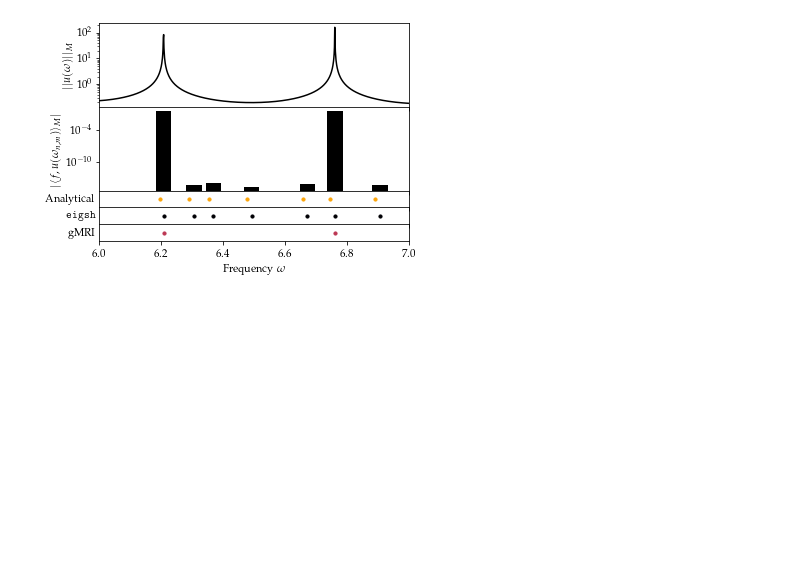
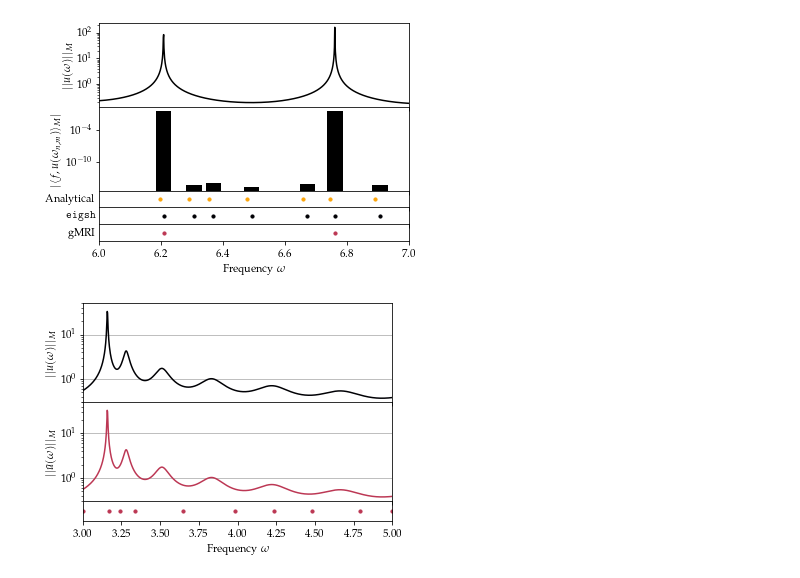
Before and after one commit to FMatti/Maxwell-MRI, a Jupyter notebook: report/plots/plots.ipynb, the cells around one changed output. Drawn from its saved outputs; the diff is of its cells as text; code cells hidden in the pictures; blank space fills up the shorter version.

```diff
--- a/report/plots/plots.ipynb
+++ b/report/plots/plots.ipynb
@@ -143,28 +143,30 @@ print(omega1)
 # %%
 with open('imperfect_conductor_norms.pkl', 'rb') as f:
     FE_norms, RI_norms, omegas, nodes = pickle.load(f)
 
 fig, ax = plt.subplots(3, 1, figsize=(5.55, 4), sharex=True, gridspec_kw={'height_ratios': [5, 5, 1]})
 
-ax[0].set_ylabel(r'$||u(\omega)||_{L_2(\Omega)}$')
+ax[0].set_ylabel(r'$||u(\omega)||_M$')
 ax[0].plot(omegas, FE_norms, color=cm(0.0))
 
-ax[1].set_ylabel(r'$||\tilde{u}(\omega)||_{L_2(\Omega)}$')
+ax[1].set_ylabel(r'$||\tilde{u}(\omega)||_M$')
 ax[1].plot(omegas, RI_norms, color=cm(0.5))
 
 ax[-1].scatter(nodes, np.zeros_like(nodes), s=10, color=cm(0.5))
 
 ax[-1].set_yticks([])
 ax[-1].set_xlabel(r'Frequency $\omega$')
 ax[-1].set_xlim(np.min(omegas), np.max(omegas))
 ax[0].set_yscale('log')
 ax[1].set_yscale('log')
 ax[0].grid(axis='y')
 ax[1].grid(axis='y')
 ax[0].set_ylim(3e-1, 5e+1)
 ax[1].set_ylim(3e-1, 5e+1)
 plt.subplots_adjust(wspace=0, hspace=0)
 plt.savefig('imperfect_conductor_norms.pgf', bbox_inches='tight')
+# %% [output]
+[figure, added]
 # %%
 with open('imperfect_conductor_eigfreqs.pkl', 'rb') as f:
     eigfreqs_list, imps = pickle.load(f)
```
Also changed, not shown: parts of 3 cells of this notebook, 7 other files.
